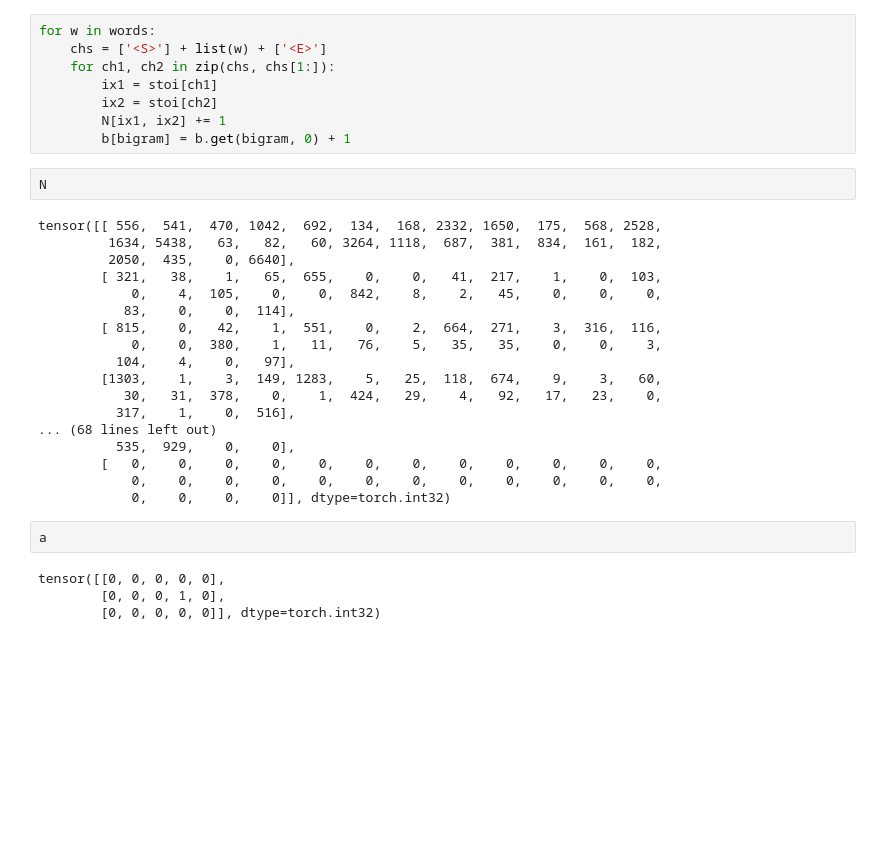
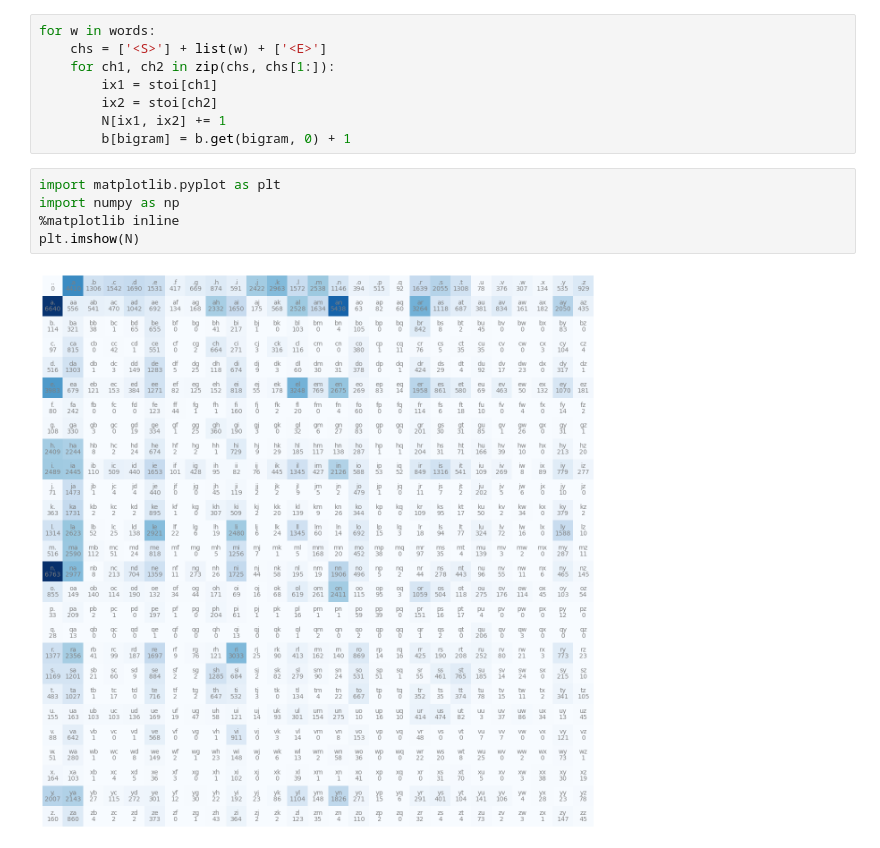
Before and after one commit to i-osipchyk/makemore, a Jupyter notebook: main.ipynb, the cells around one changed output. Cells and saved outputs as stored; diff of their text form; blank space fills up the shorter version.

Commit message:
added itos dict, created 27x27 matrix of chars, made visualization of matrix

```diff
--- a/main.ipynb
+++ b/main.ipynb
@@ -69,29 +69,10 @@ for w in words:
         ix2 = stoi[ch2]
         N[ix1, ix2] += 1
         b[bigram] = b.get(bigram, 0) + 1
-# %%
-N
-# %% [output]
-tensor([[ 556,  541,  470, 1042,  692,  134,  168, 2332, 1650,  175,  568, 2528,
-         1634, 5438,   63,   82,   60, 3264, 1118,  687,  381,  834,  161,  182,
-         2050,  435,    0, 6640],
-        [ 321,   38,    1,   65,  655,    0,    0,   41,  217,    1,    0,  103,
-            0,    4,  105,    0,    0,  842,    8,    2,   45,    0,    0,    0,
-           83,    0,    0,  114],
-        [ 815,    0,   42,    1,  551,    0,    2,  664,  271,    3,  316,  116,
-            0,    0,  380,    1,   11,   76,    5,   35,   35,    0,    0,    3,
-          104,    4,    0,   97],
-        [1303,    1,    3,  149, 1283,    5,   25,  118,  674,    9,    3,   60,
-           30,   31,  378,    0,    1,  424,   29,    4,   92,   17,   23,    0,
-          317,    1,    0,  516],
-... (68 lines left out)
-          535,  929,    0,    0],
-        [   0,    0,    0,    0,    0,    0,    0,    0,    0,    0,    0,    0,
-            0,    0,    0,    0,    0,    0,    0,    0,    0,    0,    0,    0,
-            0,    0,    0,    0]], dtype=torch.int32)
-# %%
-a
-# %% [output]
-tensor([[0, 0, 0, 0, 0],
-        [0, 0, 0, 1, 0],
-        [0, 0, 0, 0, 0]], dtype=torch.int32)
+# %%
+import matplotlib.pyplot as plt
+import numpy as np
+%matplotlib inline
+plt.imshow(N)
+# %% [output]
+[figure, added]
```
Also changed, not shown: parts of 1 cell of this notebook.
